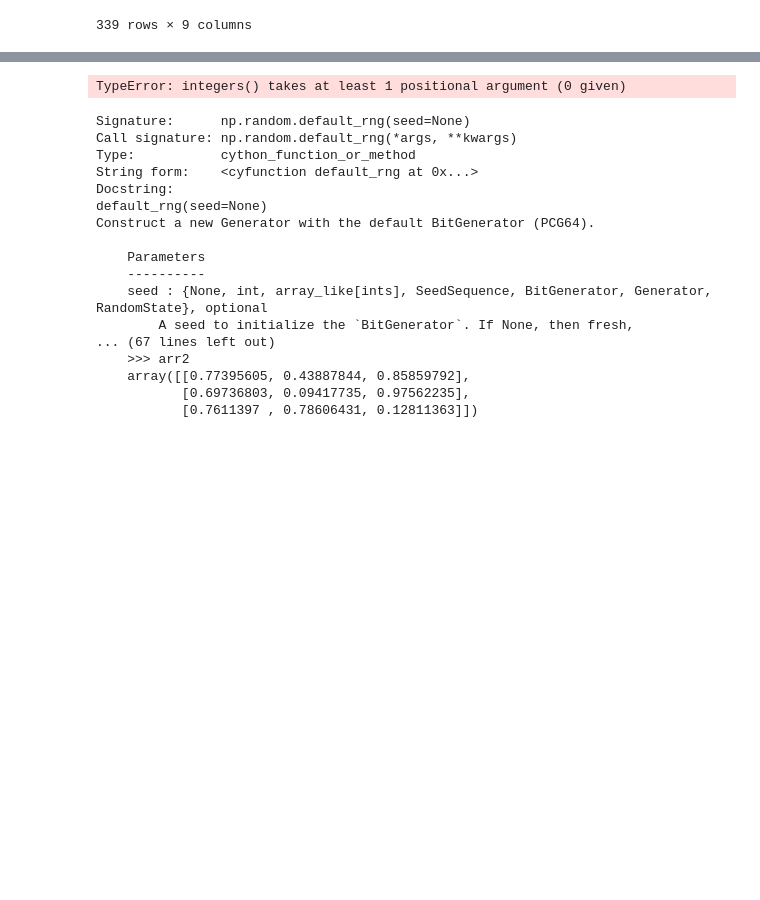
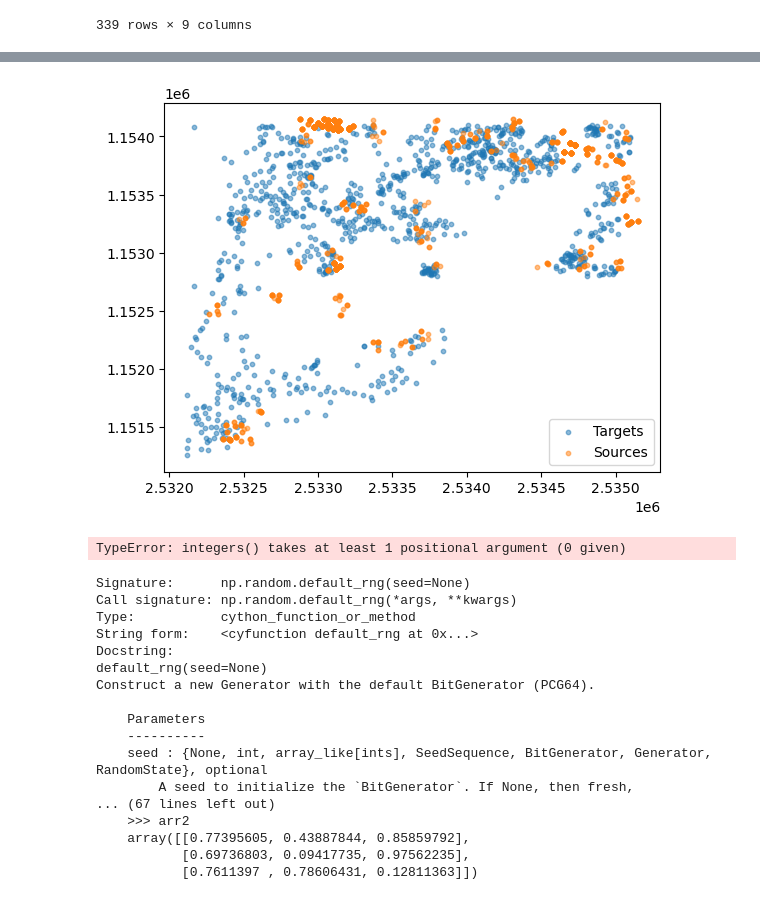
Before and after one commit to merlebleue/DRONES-AND-BUS, a Jupyter notebook: test.ipynb, the cells around one changed output, grey strips where cells are left out. Drawn from its saved outputs; the diff is of its cells as text; code cells hidden in the pictures; blank space fills up the shorter version.

```diff
--- a/test.ipynb
+++ b/test.ipynb
@@ -168,3 +166,12 @@ plt.show()
+# %%
+pop_demand_jitter = population.generate_n(1000, 1, seed = 100)
+plt.scatter(pop_demand_jitter[:, 0], pop_demand_jitter[:, 1], alpha=0.5, s=10, label="Targets")
+ent_sources_jitter = entreprises.generate_n(1000, 1, weights="SHOPS_ETP", seed = 200)
+plt.scatter(ent_sources_jitter[:, 0], ent_sources_jitter[:, 1], alpha=0.5, s=10, c="C1", label="Sources")
+plt.legend()
+plt.show()
+# %% [output]
+[figure, added]
 # %%
 import numpy as np
 # %%
```
Also changed, not shown: parts of 7 cells of this notebook, 1 other file.
